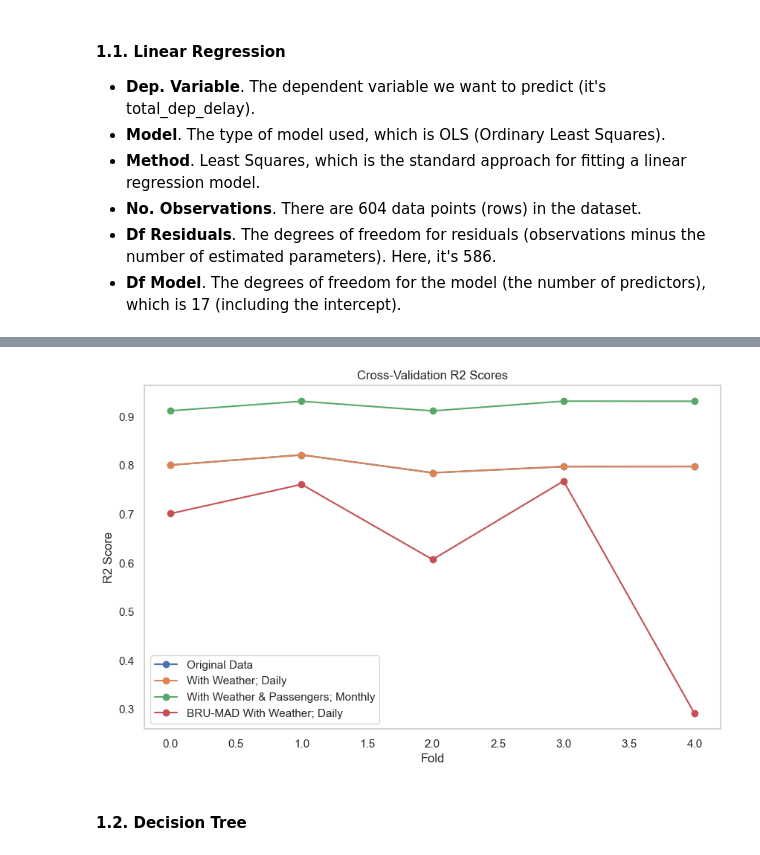
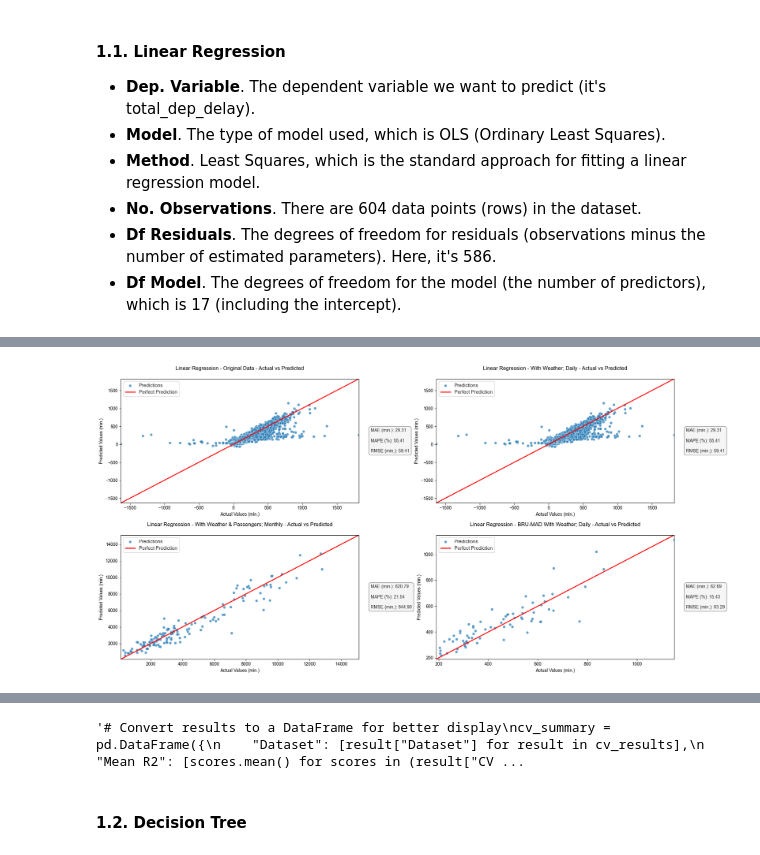
Before and after one commit to DT-Service-Consulting/avstats, a Jupyter notebook: avstats/AvStats_ML.ipynb, the cells around one changed output, grey strips where cells are left out. Drawn from its saved outputs; the diff is of its cells as text; code cells hidden in the pictures.

```diff
--- a/avstats/AvStats_ML.ipynb
+++ b/avstats/AvStats_ML.ipynb
@@ -168,0 +101,6 @@ model_summary_df
+# %%
+# Train and evaluate
+linear_regression_summary = modelling_summary(dataframes, titles, ["Linear Regression"])
+linear_regression_summary
+# %% [output]
+[figure, added]
@@ -169,5 +112,5 @@ model_summary_df
 # %%
-# Convert results to a DataFrame for better display
+"""# Convert results to a DataFrame for better display
 cv_summary = pd.DataFrame({
     "Dataset": [result["Dataset"] for result in cv_results],
     "Mean R2": [scores.mean() for scores in (result["CV Scores"] for result in cv_results)],
@@ -184,9 +127,9 @@ plt.xlabel("Fold")
 plt.ylabel("R2 Score")
 plt.legend()
 plt.grid()
-plt.show()
+plt.show()"""
 # %% [output]
-[figure, removed]
+'# Convert results to a DataFrame for better display\ncv_summary = pd.DataFrame({\n    "Dataset": [result["Dataset"] for result in cv_results],\n    "Mean R2": [scores.mean() for scores in (result["CV ...
 # %% [markdown]
 #### **1.2. Decision Tree**
 # %%
```
Also changed, not shown: parts of 21 cells of this notebook, 11 other files.
